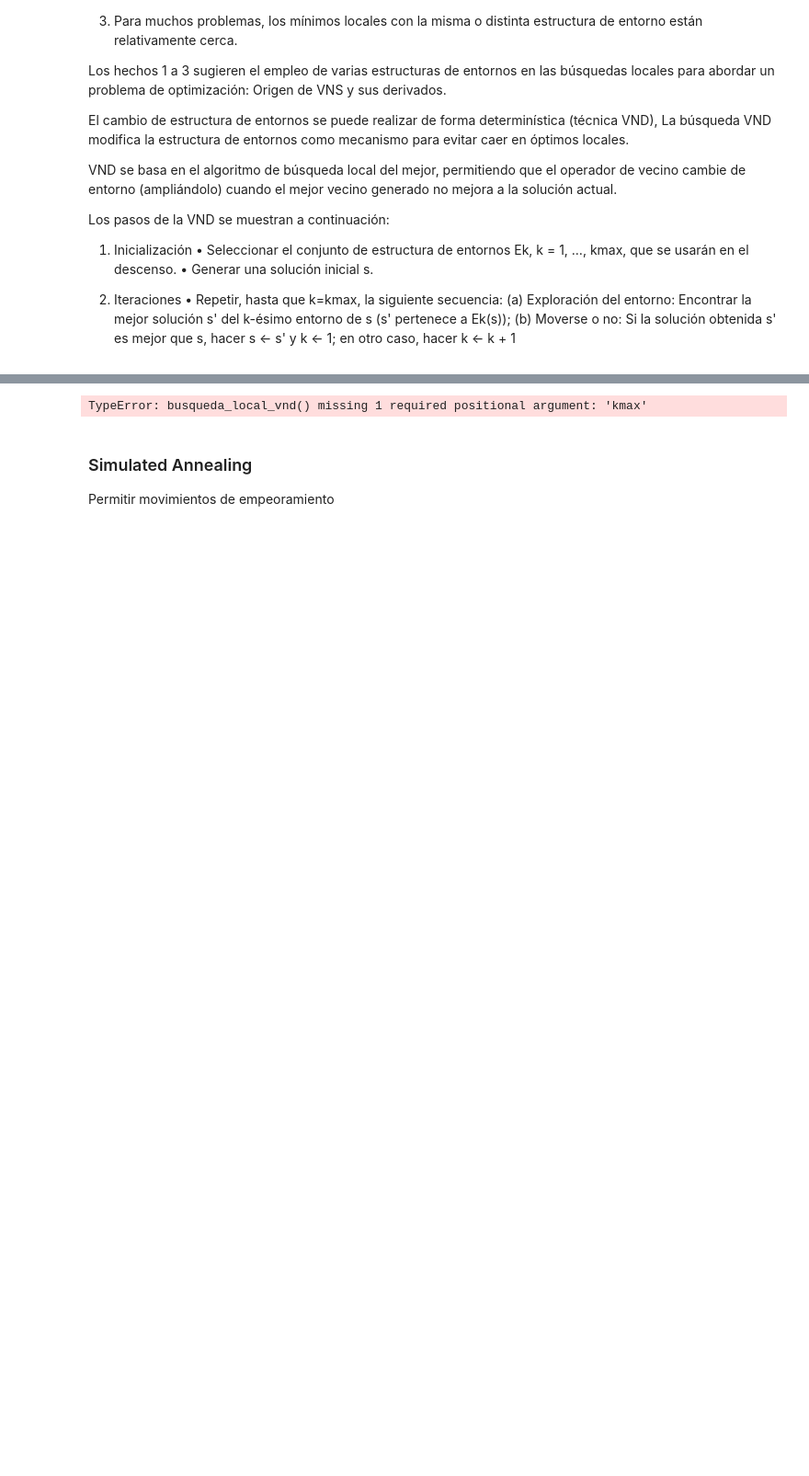
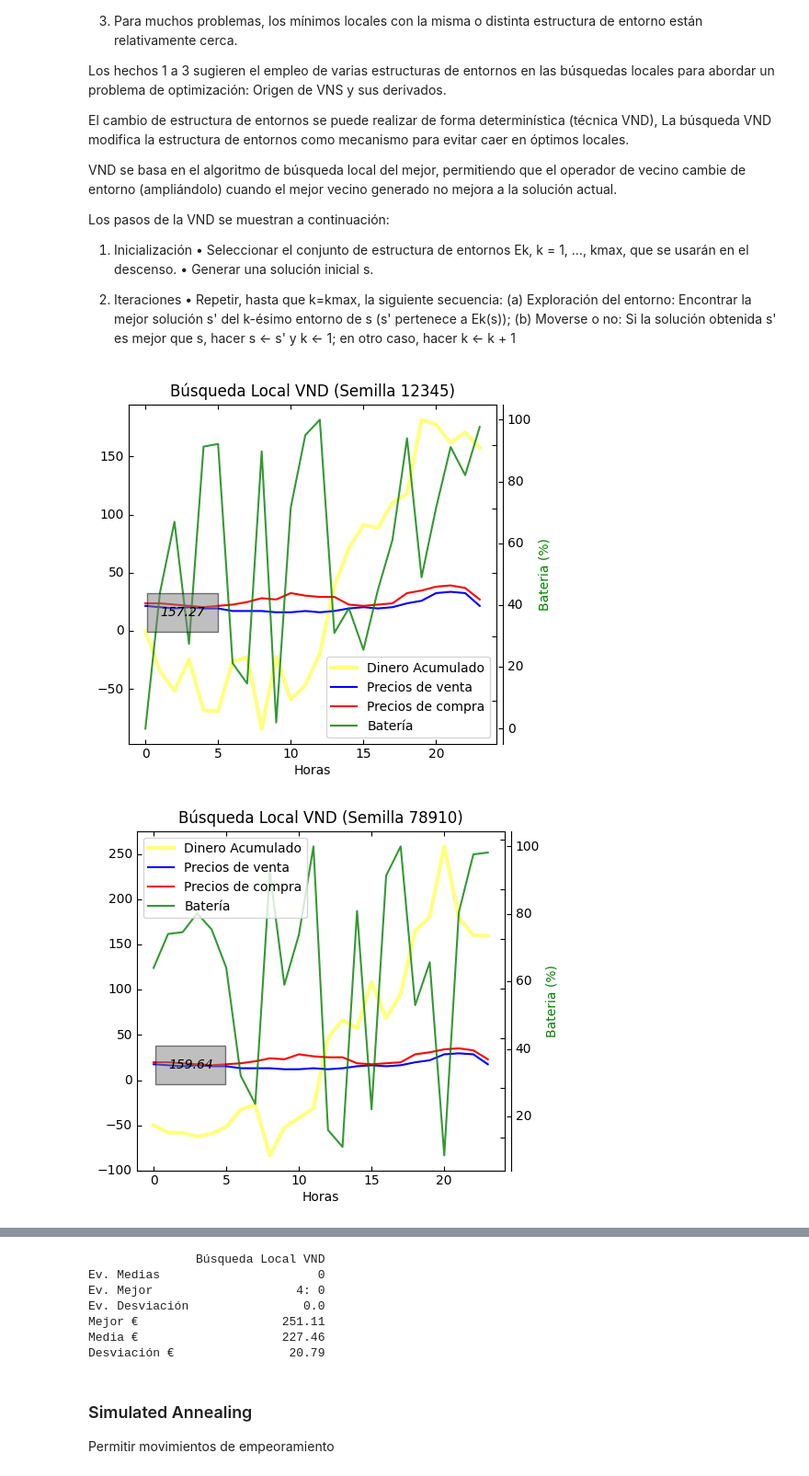
Before and after one commit to GrunCrow/Optimization_Solar_Plant, a Jupyter notebook: 1_Environments_and_Trajectories/notebook.ipynb, the cells around one changed output, grey strips where cells are left out. Shown at 92% size. Saved outputs shown, nothing was run; the diff lists cells and outputs as text; code cells hidden in the pictures; blank space fills up the shorter version.

```diff
--- a/1_Environments_and_Trajectories/notebook.ipynb
+++ b/1_Environments_and_Trajectories/notebook.ipynb
@@ -480,7 +480,7 @@ def evaluar_algoritmo(algorithm_name, parametros = []):
         elif algorithm_name == primero_mejor_name:
             solucion, contador_evaluaciones, totales_dineros = busqueda_local_primero_mejor(parametros[0], parametros[1])
         elif algorithm_name == busqueda_local_vnd_name:
-            solucion, contador_evaluaciones, totales_dineros = busqueda_local_vnd()
+            solucion, contador_evaluaciones, totales_dineros = busqueda_local_vnd(parametros[0])
         elif algorithm_name == enfriamiento_simulado_name:
             solucion, contador_evaluaciones, totales_dineros = simulated_annealing(parametros[0], parametros[1], parametros[2])
         elif algorithm_name == busqueda_tabu_name:
@@ -938,14 +946,16 @@ def busqueda_local_vnd(kmax):
 # %%
-# tmax = 40
+tmax = 40
 
-#parametros = [tmax]
+parametros = [tmax]
 
 algorithm_name = busqueda_local_vnd_name
 
 busqueda_local_vnd_data = evaluar_algoritmo(algorithm_name, parametros)
 
 Algorithms_names.append(algorithm_name)
 
 busqueda_local_vnd_data = [0,0,0,0,0,0]
 Data.append(busqueda_local_vnd_data)
 # %% [output]
+[figure, added]
+[figure, added]
@@ -952,4 +965,10 @@ Data.append(busqueda_local_vnd_data)
-TypeError: busqueda_local_vnd() missing 1 required positional argument: 'kmax'
+               Búsqueda Local VND
+Ev. Medias                      0
+Ev. Mejor                    4: 0
+Ev. Desviación                0.0
+Mejor €                    251.11
+Media €                    227.46
+Desviación €                20.79
 # %% [markdown]
 ### Simulated Annealing
 Permitir movimientos de empeoramiento
```
Also changed, not shown: parts of 2 cells of this notebook.
